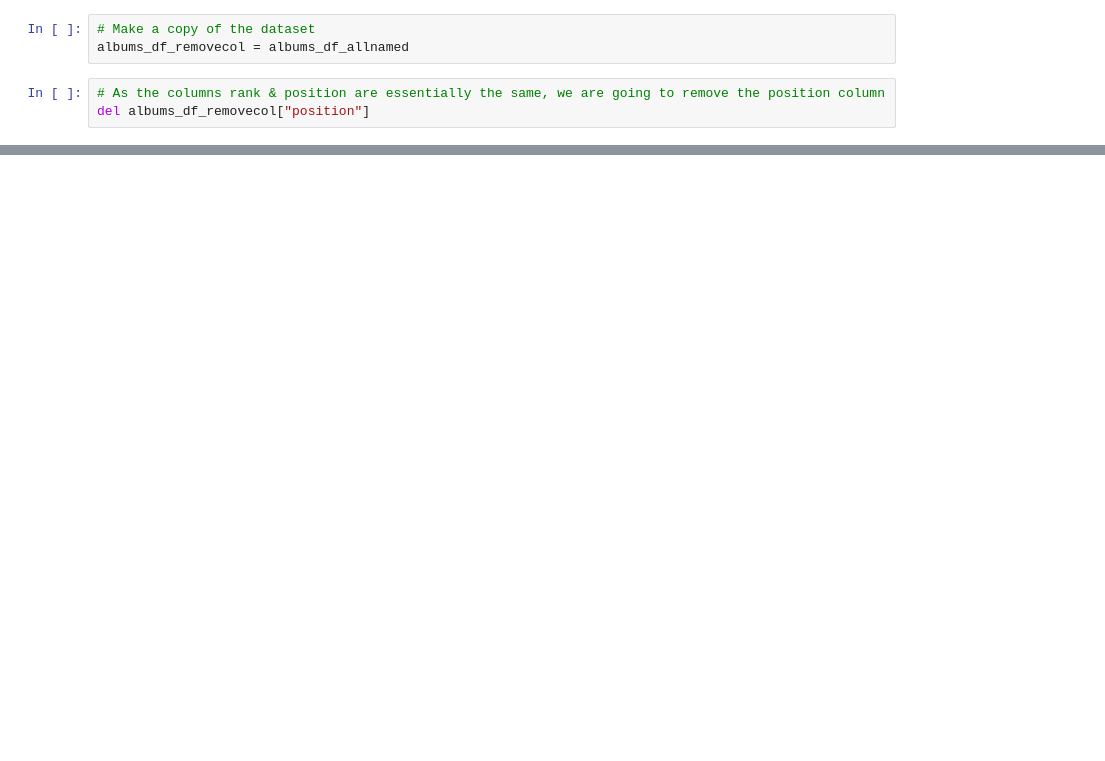
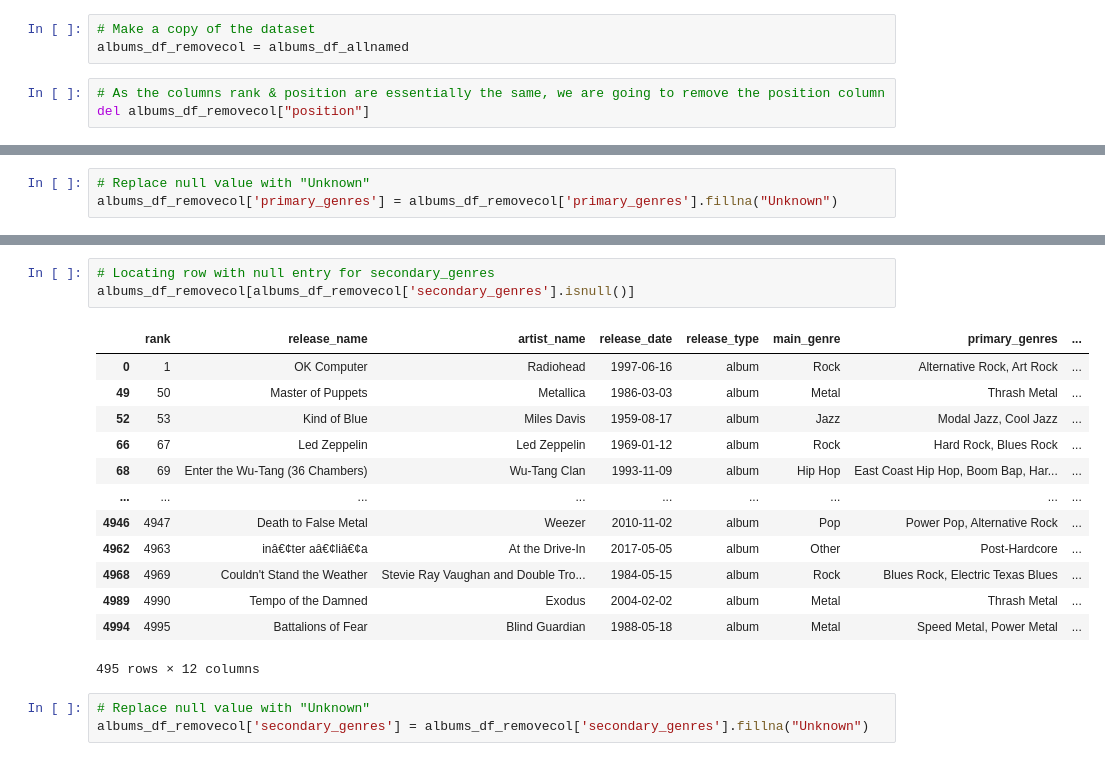
Before and after one commit to coshea1986/UCDPA_CathalOShea, a Jupyter notebook: RYM Top 5000 Album Analysis-checkpoint.ipynb, the cells around one changed output, grey strips where cells are left out. Saved outputs shown, nothing was run; the diff lists cells and outputs as text; blank space fills up the shorter version.

```diff
--- a/RYM Top 5000 Album Analysis-checkpoint.ipynb
+++ b/RYM Top 5000 Album Analysis-checkpoint.ipynb
@@ -127,0 +139,3 @@ Index(['rank', 'release_name', 'artist_name', 'release_date', 'release_type',
+# %%
+# Replace null value with "Unknown"
+albums_df_removecol['primary_genres'] = albums_df_removecol['primary_genres'].fillna("Unknown")
@@ -127,0 +159,20 @@ Index(['rank', 'release_name', 'artist_name', 'release_date', 'release_type',
+# %%
+# Locating row with null entry for secondary_genres
+albums_df_removecol[albums_df_removecol['secondary_genres'].isnull()]
+# %% [output]
+|  | rank | release_name | artist_name | release_date | release_type | main_genre | primary_genres | ... |
+| 0 | 1 | OK Computer | Radiohead | 1997-06-16 | album | Rock | Alternative Rock, Art Rock | ... |
+| 49 | 50 | Master of Puppets | Metallica | 1986-03-03 | album | Metal | Thrash Metal | ... |
+| 52 | 53 | Kind of Blue | Miles Davis | 1959-08-17 | album | Jazz | Modal Jazz, Cool Jazz | ... |
+| 66 | 67 | Led Zeppelin | Led Zeppelin | 1969-01-12 | album | Rock | Hard Rock, Blues Rock | ... |
+| 68 | 69 | Enter the Wu-Tang (36 Chambers) | Wu-Tang Clan | 1993-11-09 | album | Hip Hop | East Coast Hip Hop, Boom Bap, Har... | ... |
+| ... | ... | ... | ... | ... | ... | ... | ... | ... |
+| 4946 | 4947 | Death to False Metal | Weezer | 2010-11-02 | album | Pop | Power Pop, Alternative Rock | ... |
+| 4962 | 4963 | inâ€¢ter aâ€¢liâ€¢a | At the Drive-In | 2017-05-05 | album | Other | Post-Hardcore | ... |
+| 4968 | 4969 | Couldn't Stand the Weather | Stevie Ray Vaughan and Double Tro... | 1984-05-15 | album | Rock | Blues Rock, Electric Texas Blues | ... |
+| 4989 | 4990 | Tempo of the Damned | Exodus | 2004-02-02 | album | Metal | Thrash Metal | ... |
+| 4994 | 4995 | Battalions of Fear | Blind Guardian | 1988-05-18 | album | Metal | Speed Metal, Power Metal | ... |
+495 rows × 12 columns
+# %%
+# Replace null value with "Unknown"
+albums_df_removecol['secondary_genres'] = albums_df_removecol['secondary_genres'].fillna("Unknown")
```
Also changed, not shown: parts of 15 cells of this notebook.
